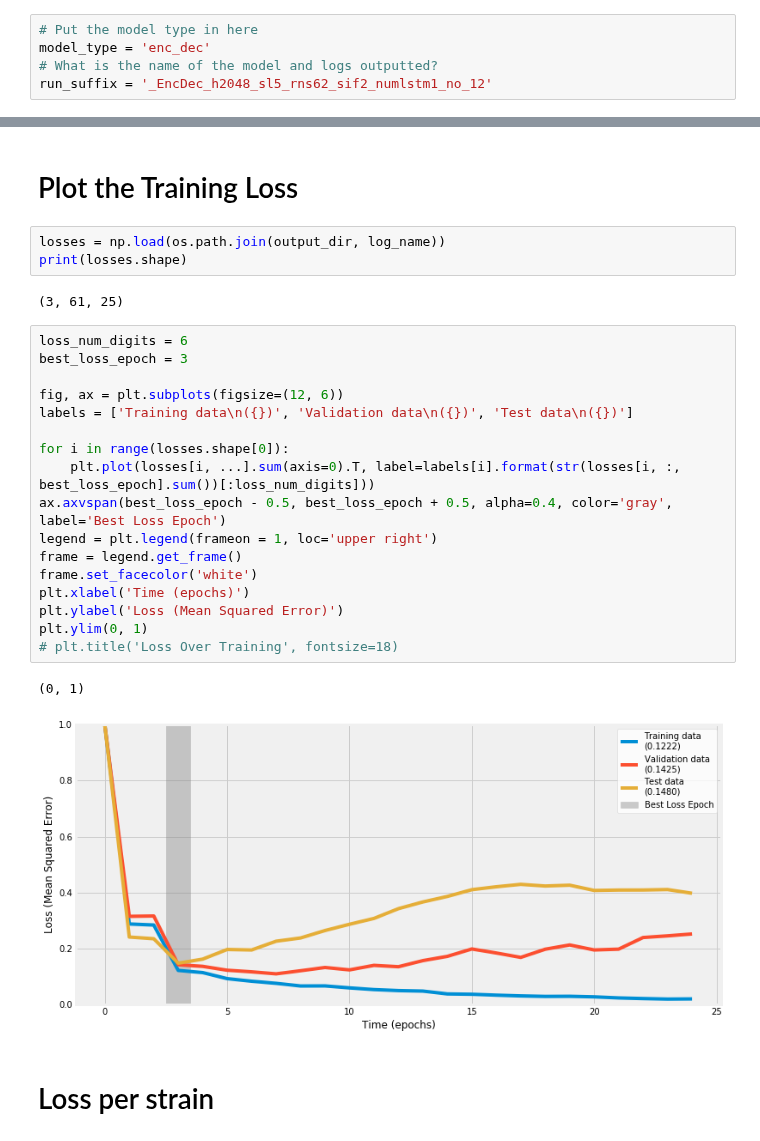
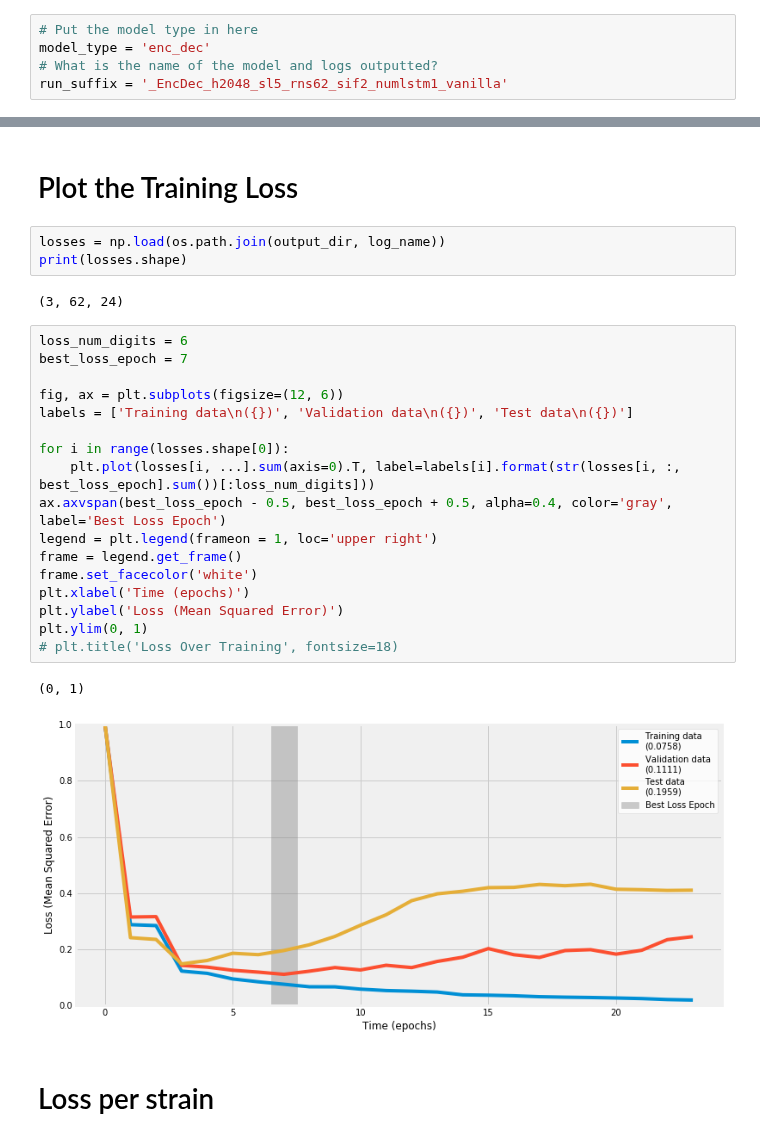
Before and after one commit to michaelwiest/microbiome-rnn, a Jupyter notebook: notebooks/Model Evaluator.ipynb, the cells around one changed output, grey strips where cells are left out. Drawn from its saved outputs; the diff is of its cells as text.

```diff
--- a/notebooks/Model Evaluator.ipynb
+++ b/notebooks/Model Evaluator.ipynb
@@ -122,7 +124,7 @@ file_labs = ['Donor$_0$', 'Donor$_1$', 'Donor$_3$', 'Donor$_{2, 0}$', 'Donor$_{2
 # Put the model type in here
 model_type = 'enc_dec'
 # What is the name of the model and logs outputted?
-run_suffix = '_EncDec_h2048_sl5_rns62_sif2_numlstm1_no_12'
+run_suffix = '_EncDec_h2048_sl5_rns62_sif2_numlstm1_vanilla'
 # %%
 
 
@@ -153,27 +155,27 @@ output_dir = model_outputs[model_type]
 losses = np.load(os.path.join(output_dir, log_name))
 print(losses.shape)
 # %% [output]
-(3, 61, 25)
+(3, 62, 24)
 # %%
 loss_num_digits = 6
-best_loss_epoch = 3
+best_loss_epoch = 7
 
 fig, ax = plt.subplots(figsize=(12, 6))
 labels = ['Training data\n({})', 'Validation data\n({})', 'Test data\n({})']
 
 for i in range(losses.shape[0]):
     plt.plot(losses[i, ...].sum(axis=0).T, label=labels[i].format(str(losses[i, :, best_loss_epoch].sum())[:loss_num_digits]))
 ax.axvspan(best_loss_epoch - 0.5, best_loss_epoch + 0.5, alpha=0.4, color='gray', label='Best Loss Epoch')
 legend = plt.legend(frameon = 1, loc='upper right')
 frame = legend.get_frame()
 frame.set_facecolor('white')
 plt.xlabel('Time (epochs)')
 plt.ylabel('Loss (Mean Squared Error)')
 plt.ylim(0, 1)
 # plt.title('Loss Over Training', fontsize=18)
 # %% [output]
 (0, 1)
-[figure, old version]
+[figure, new version]
 # %% [markdown]
 # Loss per strain
 # %%
```
Also changed, not shown: parts of 9 cells of this notebook.
